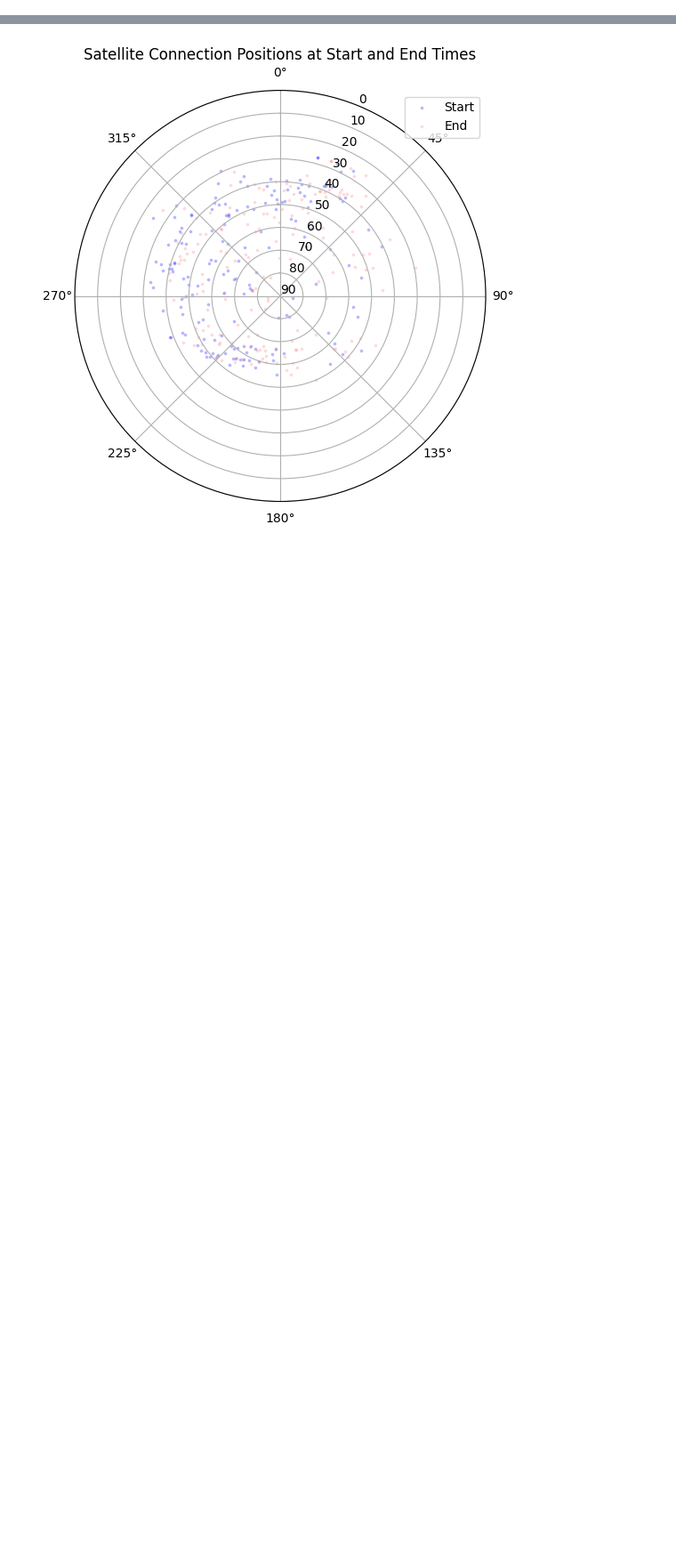
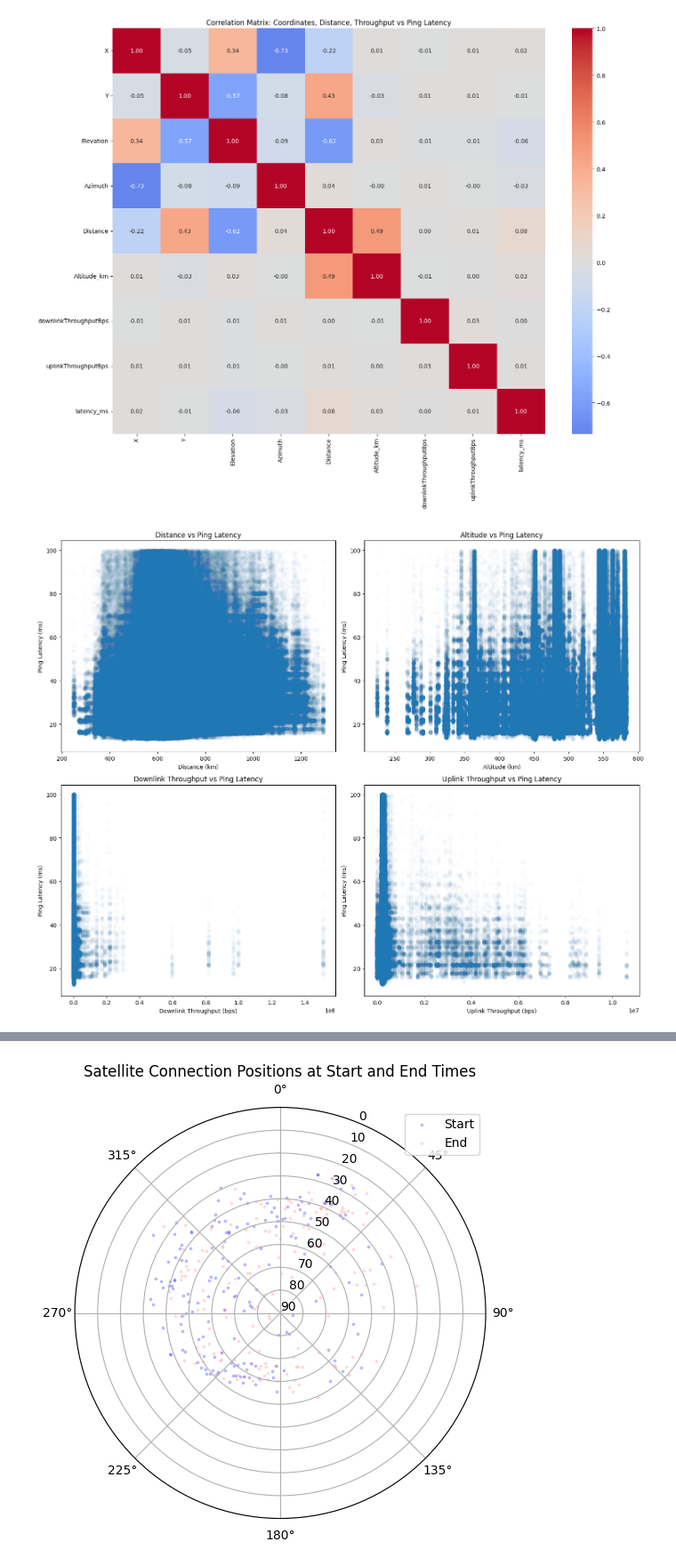
Before and after one commit to Jackbaude/anaSAT, a Jupyter notebook: stats.ipynb, the cells around one changed output, grey strips where cells are left out. Shown at 89% size. Cells and saved outputs as stored; diff of their text form; code cells hidden in the pictures; blank space fills up the shorter version.

```diff
--- a/stats.ipynb
+++ b/stats.ipynb
@@ -212,0 +308,52 @@ STARLINK-34076 (seen 1 times):
+# %%
+# Calculate correlation between coordinates, distance, throughput and ping latency
+correlation_metrics = ['X', 'Y', 'Elevation', 'Azimuth', 'Distance', 'Altitude_km',
+                      'downlinkThroughputBps', 'uplinkThroughputBps', 'latency_ms']
+correlation_matrix = df_merged[correlation_metrics].corr()
+
+# Create a heatmap of correlations
+plt.figure(figsize=(15, 12))
+sns.heatmap(correlation_matrix, annot=True, cmap='coolwarm', center=0, fmt='.2f')
+plt.title('Correlation Matrix: Coordinates, Distance, Throughput vs Ping Latency')
+plt.tight_layout()
+plt.show()
+
+# Create scatter plots to visualize relationships
+fig, ((ax1, ax2), (ax3, ax4)) = plt.subplots(2, 2, figsize=(15, 12))
+
+# Distance vs Ping Latency
+ax1.scatter(df_merged['Distance'], df_merged['latency_ms'], alpha=0.01)
+ax1.set_xlabel('Distance (km)')
+ax1.set_ylabel('Ping Latency (ms)')
+ax1.set_title('Distance vs Ping Latency')
+
+# Altitude vs Ping Latency
+ax2.scatter(df_merged['Altitude_km'], df_merged['latency_ms'], alpha=0.01)
+ax2.set_xlabel('Altitude (km)')
+ax2.set_ylabel('Ping Latency (ms)')
+ax2.set_title('Altitude vs Ping Latency')
+
+# Downlink Throughput vs Ping Latency
+ax3.scatter(df_merged['downlinkThroughputBps'], df_merged['latency_ms'], alpha=0.01)
+ax3.set_xlabel('Downlink Throughput (bps)')
+ax3.set_ylabel('Ping Latency (ms)')
+ax3.set_title('Downlink Throughput vs Ping Latency')
+
+# Uplink Throughput vs Ping Latency
+ax4.scatter(df_merged['uplinkThroughputBps'], df_merged['latency_ms'], alpha=0.01)
+ax4.set_xlabel('Uplink Throughput (bps)')
+ax4.set_ylabel('Ping Latency (ms)')
+ax4.set_title('Uplink Throughput vs Ping Latency')
+
+plt.tight_layout()
+plt.show()
+
+# Print correlation coefficients
+print("\nCorrelation Coefficients:")
+print(f"Distance vs Ping Latency: {correlation_matrix.loc['Distance', 'latency_ms']:.3f}")
+print(f"Altitude vs Ping Latency: {correlation_matrix.loc['Altitude_km', 'latency_ms']:.3f}")
+print(f"Downlink Throughput vs Ping Latency: {correlation_matrix.loc['downlinkThroughputBps', 'latency_ms']:.3f}")
+print(f"Uplink Throughput vs Ping Latency: {correlation_matrix.loc['uplinkThroughputBps', 'latency_ms']:.3f}")
+# %% [output]
+[figure, added]
+[figure, added]
```
Also changed, not shown: parts of 16 cells of this notebook, 3 other files.
